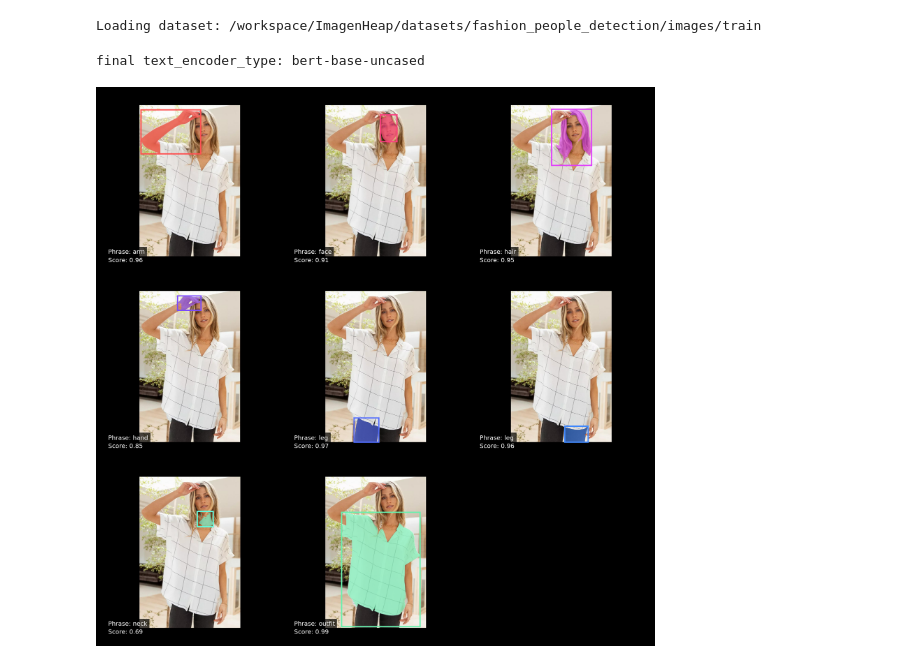
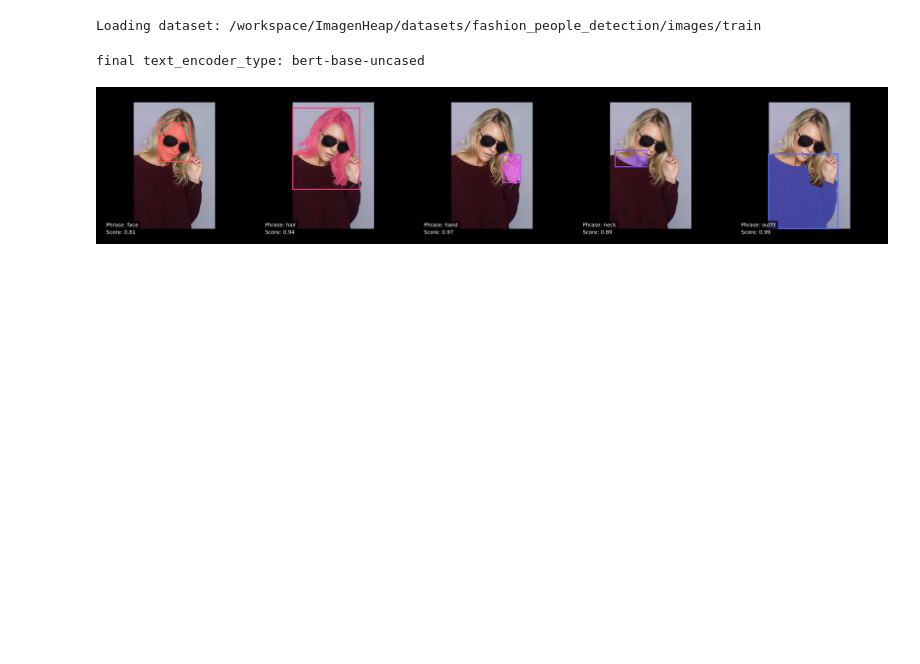
Before and after one commit to MnLgt/ImagenHeap, a Jupyter notebook: ImagenHeap.ipynb, the cells around one changed output. Saved outputs shown, nothing was run; the diff lists cells and outputs as text; code cells hidden in the pictures; blank space fills up the shorter version.

Commit message:
"images"

```diff
--- a/ImagenHeap.ipynb
+++ b/ImagenHeap.ipynb
@@ -24,6 +24,6 @@ final text_encoder_type: bert-base-uncased
 # %%
 # ih.format_results(include_polygons=False)
 # %%
-ih.visualize()
+ih.visualize(85, cols=5)
 # %% [output]
-[figure, old version]
+[figure, new version]
```
Also changed, not shown: 2 other files.
